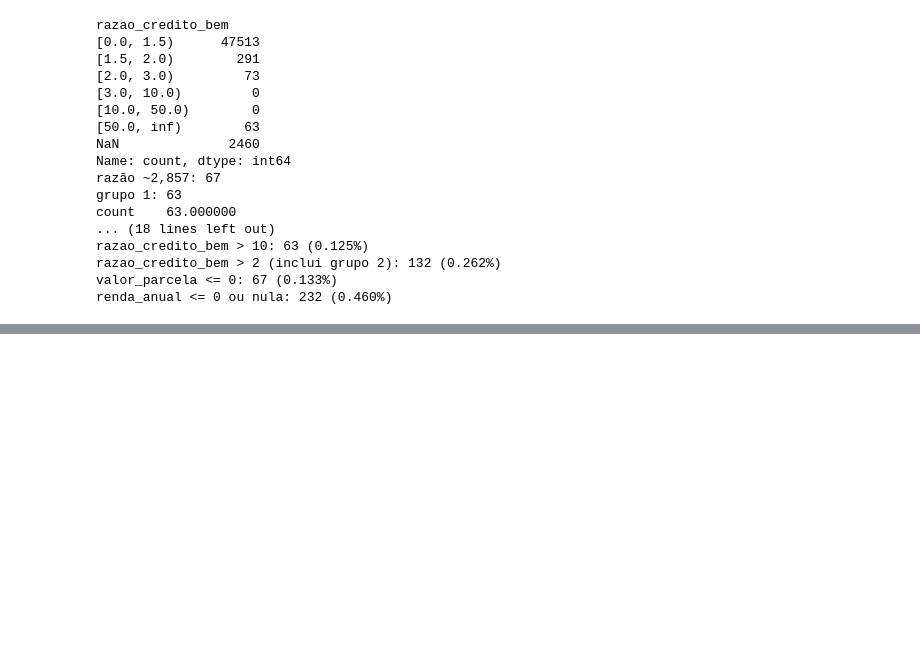
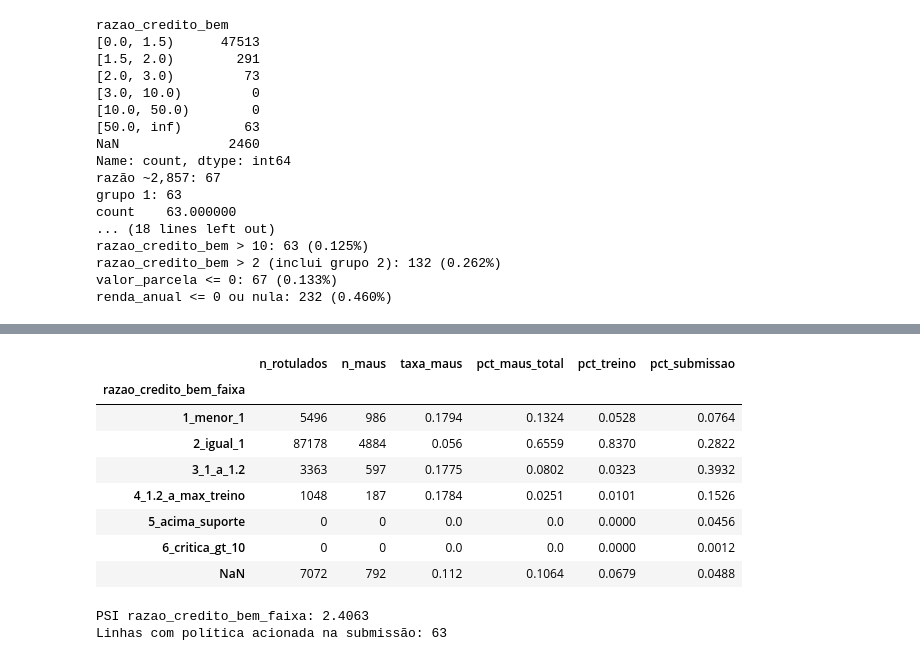
Before and after one commit to Gabverz/DS-Accelerator, a Jupyter notebook: notebooks/03_features_modelagem.ipynb, the cells around one changed output, grey strips where cells are left out. Saved outputs shown, nothing was run; the diff lists cells and outputs as text; code cells hidden in the pictures; blank space fills up the shorter version.

```diff
--- a/notebooks/03_features_modelagem.ipynb
+++ b/notebooks/03_features_modelagem.ipynb
@@ -289,0 +507,52 @@ renda_anual <= 0 ou nula: 232 (0.460%)
+# %%
+# ============================================================
+# Faixas de negócio para razao_credito_bem + gatilho da política
+# ============================================================
+LIM_RAZAO_CREDITO_BEM = 10            # política: recusa imediata acima deste valor
+MAX_RAZAO_TREINO = float(base_treino["razao_credito_bem"].max())
+
+BORDAS_CREDITO_BEM = [-np.inf, 0.995, 1.005, 1.2, MAX_RAZAO_TREINO,
+                      LIM_RAZAO_CREDITO_BEM, np.inf]
+ROTULOS_CREDITO_BEM = ["1_menor_1", "2_igual_1", "3_1_a_1.2",
+                       "4_1.2_a_max_treino", "5_acima_suporte", "6_critica_gt_10"]
+
+for df in (base_treino, base_submissao):
+    # right=True: intervalos (a, b]; o primeiro inclui o limite inferior (-inf)
+    df["razao_credito_bem_faixa"] = pd.cut(
+        df["razao_credito_bem"], bins=BORDAS_CREDITO_BEM, labels=ROTULOS_CREDITO_BEM
+    )
+    # Gatilho da política derivado da própria faixa (explicável e auditável)
+    df["politica_acionada"] = np.where(
+        df["razao_credito_bem_faixa"] == "6_critica_gt_10",
+        "recusa_razao_credito_bem_gt_10",
+        "",
+    )
+
+# Tabela: participação, taxa de maus e concentração de maus, com PSI
+agg = (
+    base_treino.groupby("razao_credito_bem_faixa", observed=False, dropna=False)[COL_TARGET]
+    .agg(n_rotulados="count", n_maus="sum", taxa_maus="mean")
+)
+agg["pct_maus_total"] = agg["n_maus"] / agg["n_maus"].sum()
+agg["pct_treino"] = base_treino["razao_credito_bem_faixa"].value_counts(normalize=True, dropna=False)
+agg["pct_submissao"] = base_submissao["razao_credito_bem_faixa"].value_counts(normalize=True, dropna=False)
+agg = agg.fillna(0)
+display(agg.round(4))
+
+p = agg["pct_treino"].clip(lower=EPS)
+q = agg["pct_submissao"].clip(lower=EPS)
+print(f"PSI razao_credito_bem_faixa: {float(((q - p) * np.log(q / p)).sum()):.4f}")
+print("Linhas com política acionada na submissão:",
+      int((base_submissao["politica_acionada"] != "").sum()))
+# %% [output]
+|  | n_rotulados | n_maus | taxa_maus | pct_maus_total | pct_treino | pct_submissao |
+| razao_credito_bem_faixa |  |  |  |  |  |  |
+| 1_menor_1 | 5496 | 986 | 0.1794 | 0.1324 | 0.0528 | 0.0764 |
+| 2_igual_1 | 87178 | 4884 | 0.056 | 0.6559 | 0.8370 | 0.2822 |
+| 3_1_a_1.2 | 3363 | 597 | 0.1775 | 0.0802 | 0.0323 | 0.3932 |
+| 4_1.2_a_max_treino | 1048 | 187 | 0.1784 | 0.0251 | 0.0101 | 0.1526 |
+| 5_acima_suporte | 0 | 0 | 0.0 | 0.0 | 0.0000 | 0.0456 |
+| 6_critica_gt_10 | 0 | 0 | 0.0 | 0.0 | 0.0000 | 0.0012 |
+| NaN | 7072 | 792 | 0.112 | 0.1064 | 0.0679 | 0.0488 |
+PSI razao_credito_bem_faixa: 2.4063
+Linhas com política acionada na submissão: 63
```
Also changed, not shown: parts of 8 cells of this notebook, 1 other file.
